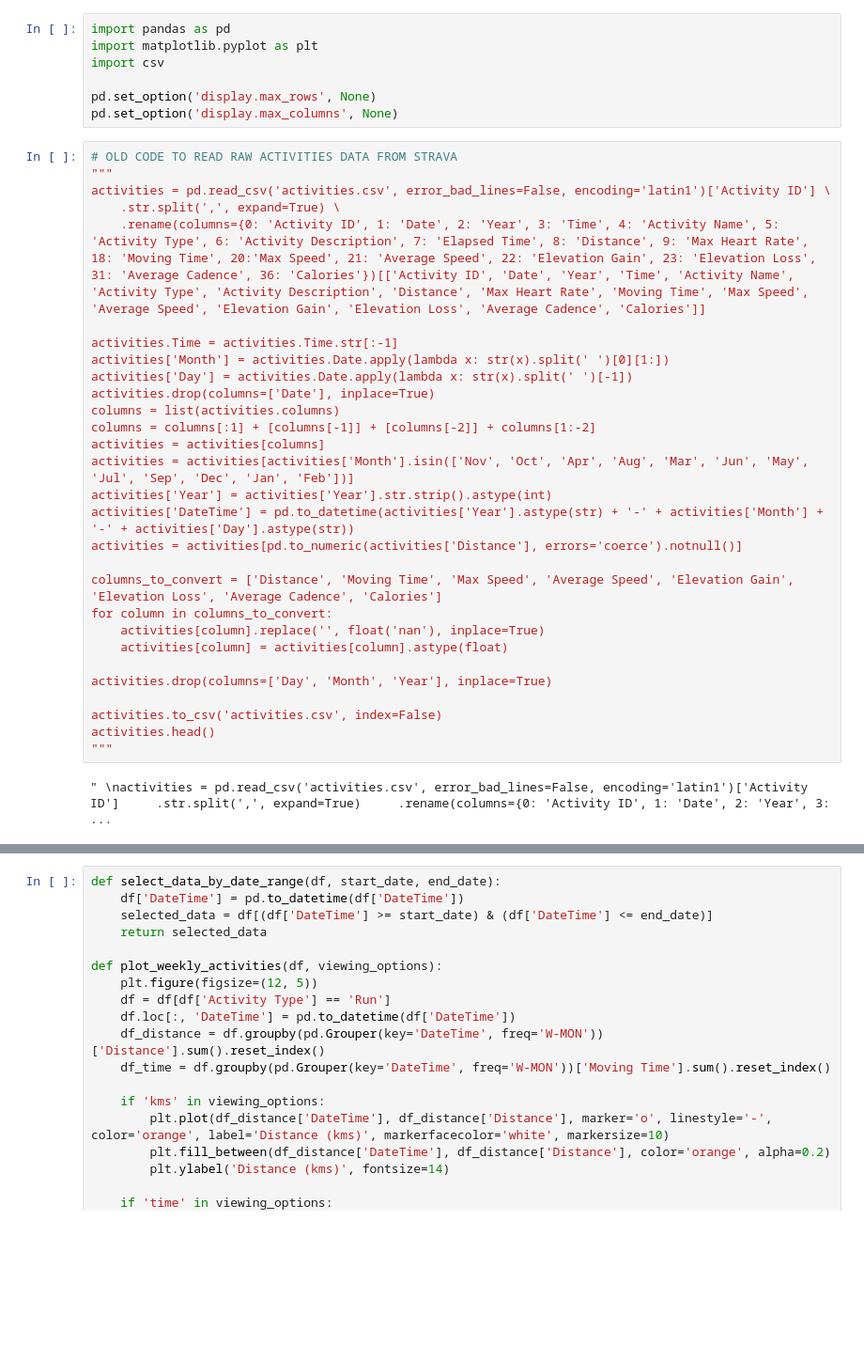
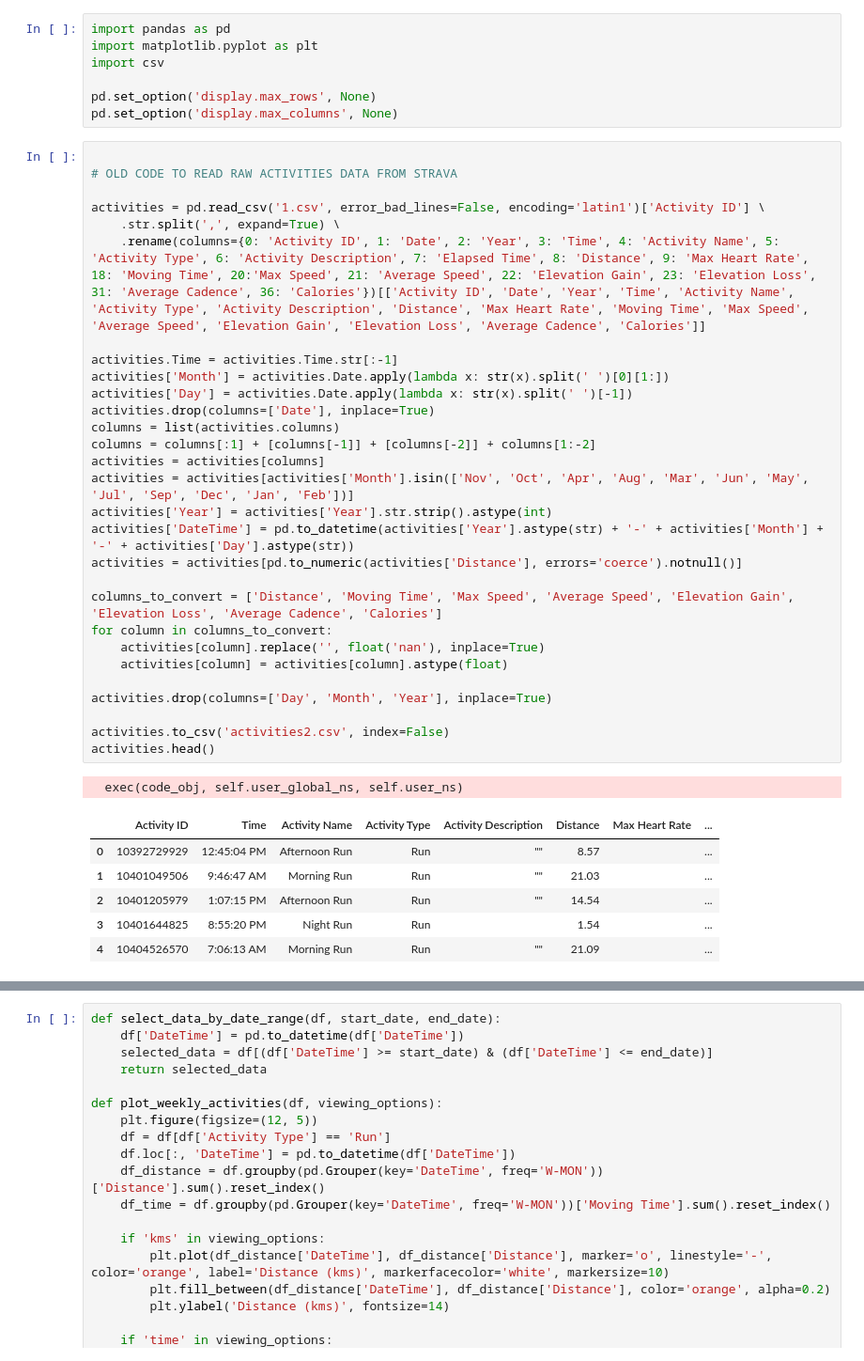
Before and after one commit to oskarmikalandreassen/strava, a Jupyter notebook: app/eda/running.ipynb, the cells around one changed output, grey strips where cells are left out. Shown at 94% size. Cells and saved outputs as stored; diff of their text form; blank space fills up the shorter version.

```diff
--- a/app/eda/running.ipynb
+++ b/app/eda/running.ipynb
@@ -6,34 +6,40 @@ import csv
 pd.set_option('display.max_rows', None)
 pd.set_option('display.max_columns', None)
 # %%
+
 # OLD CODE TO READ RAW ACTIVITIES DATA FROM STRAVA
-"""
-activities = pd.read_csv('activities.csv', error_bad_lines=False, encoding='latin1')['Activity ID'] \
+
+activities = pd.read_csv('1.csv', error_bad_lines=False, encoding='latin1')['Activity ID'] \
     .str.split(',', expand=True) \
     .rename(columns={0: 'Activity ID', 1: 'Date', 2: 'Year', 3: 'Time', 4: 'Activity Name', 5: 'Activity Type', 6: 'Activity Description', 7: 'Elapsed Time', 8: 'Distance', 9: 'Max Heart Rate', 18: 'Moving Time', 20:'Max Speed', 21: 'Average Speed', 22: 'Elevation Gain', 23: 'Elevation Loss', 31: 'Average Cadence', 36: 'Calories'})[['Activity ID', 'Date', 'Year', 'Time', 'Activity Name', 'Activity Type', 'Activity Description', 'Distance', 'Max Heart Rate', 'Moving Time', 'Max Speed', 'Average Speed', 'Elevation Gain', 'Elevation Loss', 'Average Cadence', 'Calories']]
 
 activities.Time = activities.Time.str[:-1]
 activities['Month'] = activities.Date.apply(lambda x: str(x).split(' ')[0][1:])
 activities['Day'] = activities.Date.apply(lambda x: str(x).split(' ')[-1])
 activities.drop(columns=['Date'], inplace=True)
 columns = list(activities.columns)
 columns = columns[:1] + [columns[-1]] + [columns[-2]] + columns[1:-2]
 activities = activities[columns]
 activities = activities[activities['Month'].isin(['Nov', 'Oct', 'Apr', 'Aug', 'Mar', 'Jun', 'May', 'Jul', 'Sep', 'Dec', 'Jan', 'Feb'])]
 activities['Year'] = activities['Year'].str.strip().astype(int)
 activities['DateTime'] = pd.to_datetime(activities['Year'].astype(str) + '-' + activities['Month'] + '-' + activities['Day'].astype(str))
 activities = activities[pd.to_numeric(activities['Distance'], errors='coerce').notnull()]
 
 columns_to_convert = ['Distance', 'Moving Time', 'Max Speed', 'Average Speed', 'Elevation Gain', 'Elevation Loss', 'Average Cadence', 'Calories']
 for column in columns_to_convert:
     activities[column].replace('', float('nan'), inplace=True)
     activities[column] = activities[column].astype(float)
 
 activities.drop(columns=['Day', 'Month', 'Year'], inplace=True)
 
-activities.to_csv('activities.csv', index=False)
+activities.to_csv('activities2.csv', index=False)
 activities.head()
-"""
 # %% [output]
-" \nactivities = pd.read_csv('activities.csv', error_bad_lines=False, encoding='latin1')['Activity ID']     .str.split(',', expand=True)     .rename(columns={0: 'Activity ID', 1: 'Date', 2: 'Year', 3: ...
+  exec(code_obj, self.user_global_ns, self.user_ns)
+|  | Activity ID | Time | Activity Name | Activity Type | Activity Description | Distance | Max Heart Rate | ... |
+| 0 | 10392729929 | 12:45:04 PM | Afternoon Run | Run | "" | 8.57 |  | ... |
+| 1 | 10401049506 | 9:46:47 AM | Morning Run | Run | "" | 21.03 |  | ... |
+| 2 | 10401205979 | 1:07:15 PM | Afternoon Run | Run | "" | 14.54 |  | ... |
+| 3 | 10401644825 | 8:55:20 PM | Night Run | Run |  | 1.54 |  | ... |
+| 4 | 10404526570 | 7:06:13 AM | Morning Run | Run | "" | 21.09 |  | ... |
 # %%
```
Also changed, not shown: parts of 1 cell of this notebook, 2 other files.
